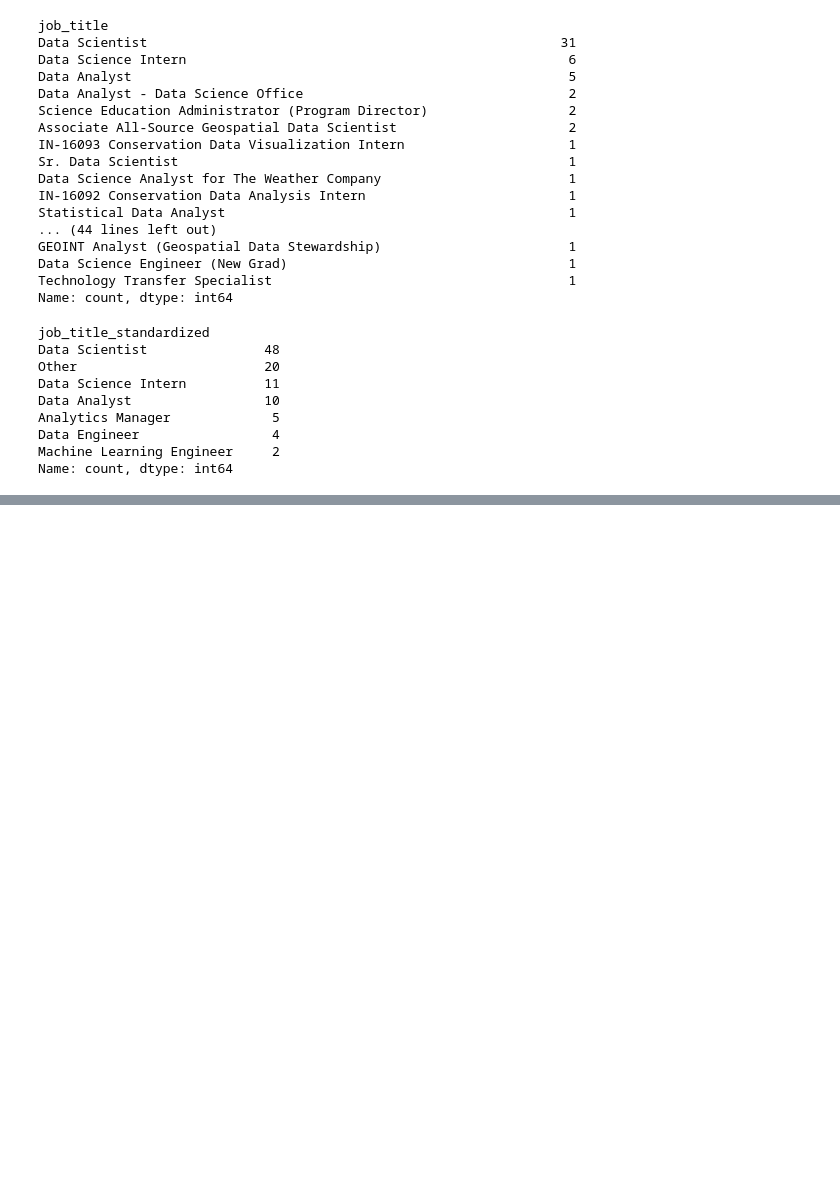
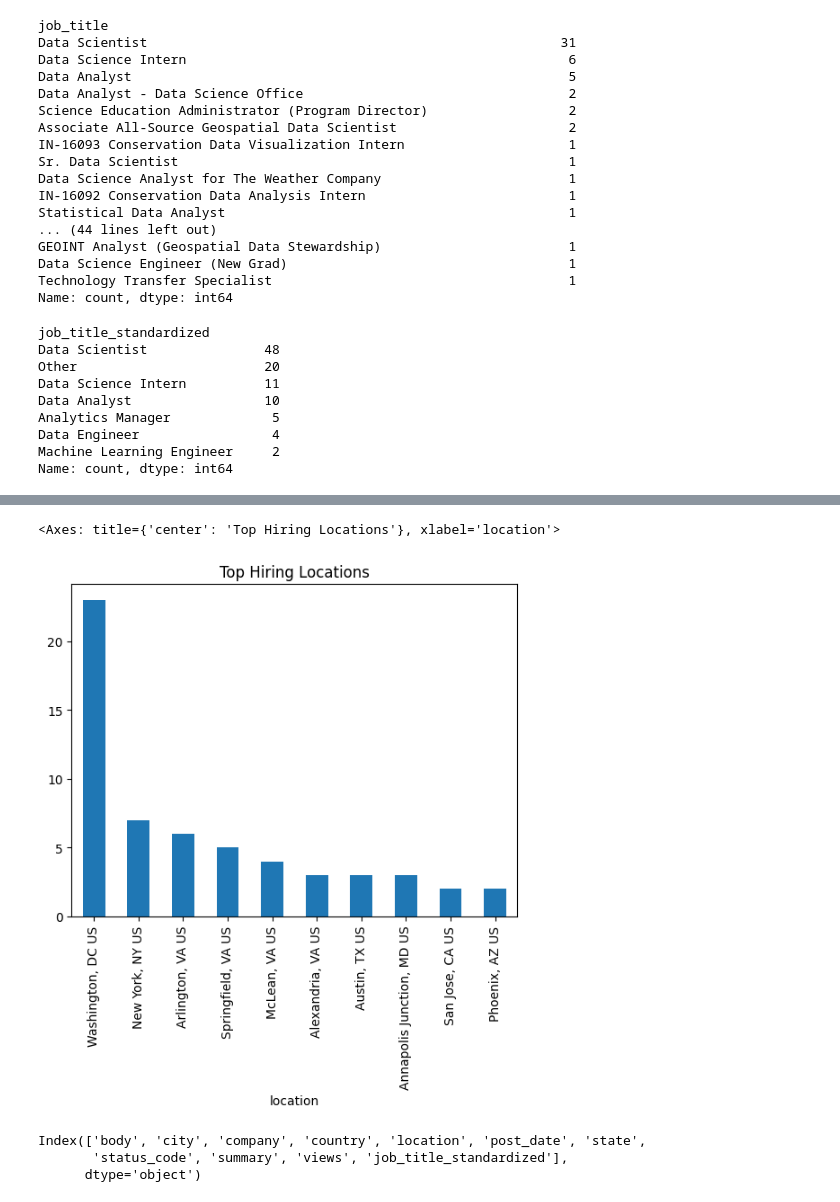
Before and after one commit to supremkc05/Global-Job-Market-Analytics, a Jupyter notebook: Notebooks/data-cleaning.ipynb, the cells around one changed output, grey strips where cells are left out. Cells and saved outputs as stored; diff of their text form; code cells hidden in the pictures; blank space fills up the shorter version.

```diff
--- a/Notebooks/data-cleaning.ipynb
+++ b/Notebooks/data-cleaning.ipynb
@@ -216,0 +231,7 @@ Name: count, dtype: int64
+# %%
+df['expired'] = df['expired'].map({True:0, False:1})
+# %%
+df["location"].value_counts().head(10).plot(kind="bar", title="Top Hiring Locations")
+# %% [output]
+<Axes: title={'center': 'Top Hiring Locations'}, xlabel='location'>
+[figure, added]
@@ -216,0 +240,6 @@ Name: count, dtype: int64
+# %%
+df.columns
+# %% [output]
+Index(['body', 'city', 'company', 'country', 'location', 'post_date', 'state',
+       'status_code', 'summary', 'views', 'job_title_standardized'],
+      dtype='object')
```
Also changed, not shown: parts of 7 cells of this notebook.
